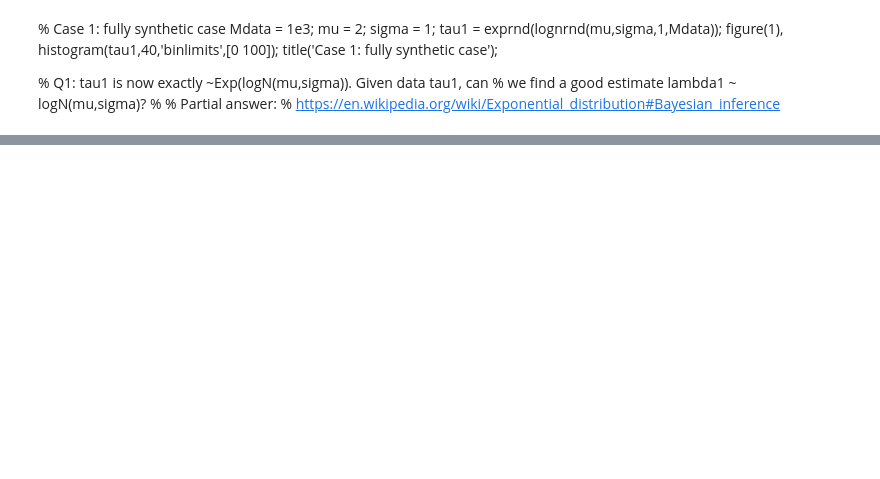
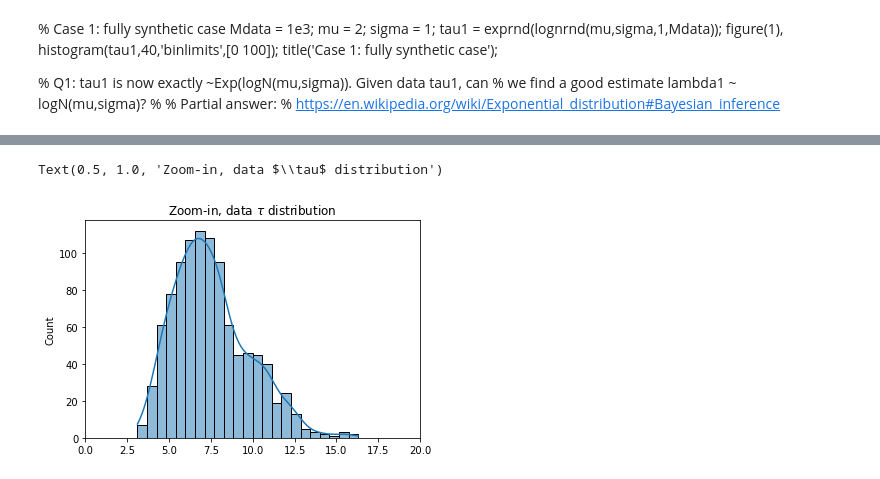
Before and after one commit to kamilla0503/StochasticProcesses, a Jupyter notebook: Examples.ipynb, the cells around one changed output, grey strips where cells are left out. Drawn from its saved outputs; the diff is of its cells as text; code cells hidden in the pictures; blank space fills up the shorter version.

```diff
--- a/Examples.ipynb
+++ b/Examples.ipynb
@@ -118,0 +175,7 @@ plt.xlim(0,100)
+# %%
+sns.histplot(tau2, kde=True)
+plt.xlim(0,20)
+plt.title(r"Zoom-in, data $\tau$ distribution")
+# %% [output]
+Text(0.5, 1.0, 'Zoom-in, data $\\tau$ distribution')
+[figure, added]
```
Also changed, not shown: parts of 25 cells of this notebook.
